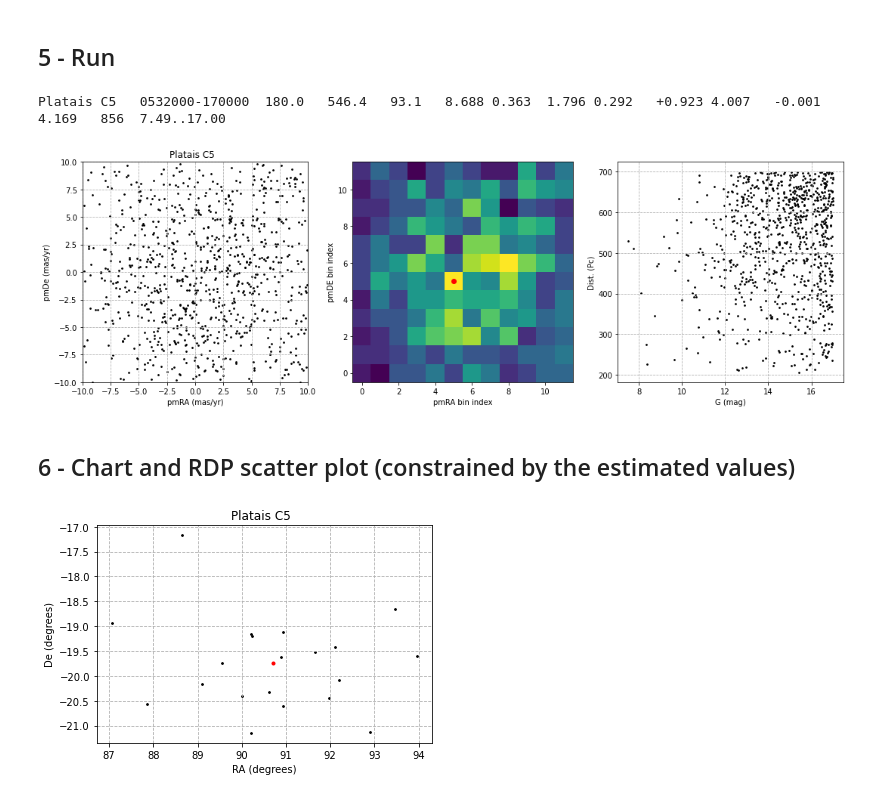
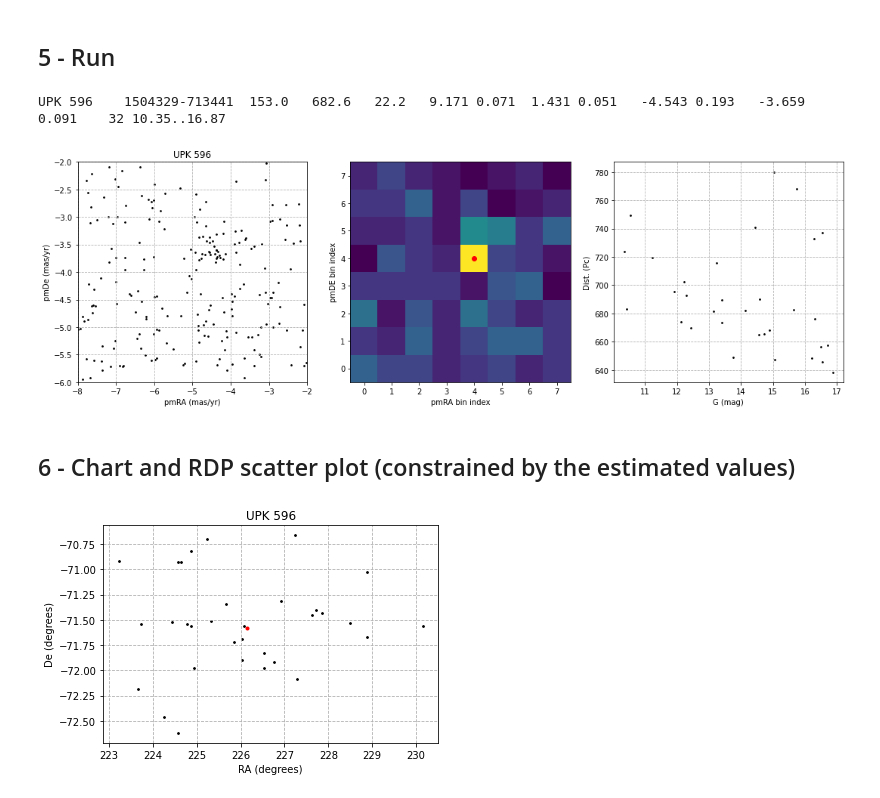
Before and after one commit to balessi/GaiaDR2clusters, a Jupyter notebook: code/Bailer-Jones.ipynb, the cells around one changed output. Saved outputs shown, nothing was run; the diff lists cells and outputs as text; code cells hidden in the pictures.

Commit message:
better chart

```diff
--- a/code/Bailer-Jones.ipynb
+++ b/code/Bailer-Jones.ipynb
@@ -157,7 +157,7 @@ def calc_vals(pm_constrained_data, dist_min, dist_max):
     pmde, e_pmde = np.median(pmde),  ap.median_absolute_deviation(pmde)
     gmin, gmax   = np.min(gmag),     np.max(gmag)
     n = len(dsts)
-    return (dist, e_dist, mod, e_mod, par, e_par, pmra, e_pmra, pmde, e_pmde, gmin, gmax, n)
+    return (final_constrained_data, dist, e_dist, mod, e_mod, par, e_par, pmra, e_pmra, pmde, e_pmde, gmin, gmax, n)
 
 def check_reality(par, epra, epde):
     """ see arXiv:1911.07075 """
@@ -167,7 +167,7 @@ def check_reality(par, epra, epde):
 
 def print_estimates(name, coords, dia, derived_vals):
     coo = coords.replace(' ','').replace('.','')
-    dst, e_dst, mod, e_mod, par, e_par, pra, e_pra, pde, e_pde, gmin, gmax, n = derived_vals
+    _, dst, e_dst, mod, e_mod, par, e_par, pra, e_pra, pde, e_pde, gmin, gmax, n = derived_vals
     #is_real = check_reality(par, e_pra, e_pde)
     diaf   = f'{dia:6.1f}'
     distf  = f'{dst:6.1f}'
@@ -204,7 +204,7 @@ def range_split(range):
     _min, _max = range.split('..')
     return float(_min), float(_max)
 
-def process(name, coords, diam, mag_range, pmra_range, pmde_range, dist_range, num_bins, limit):
+def pr(name, coords, diam, mag_range, pmra_range, pmde_range, dist_range, num_bins, limit):
     ra_deg, de_deg, rad_deg = coord_split(coords, diam)
     mag_min,  mag_max  = range_split(mag_range)
     pmra_min, pmra_max = range_split(pmra_range)
@@ -212,10 +212,10 @@ def process(name, coords, diam, mag_range, pmra_range, pmde_range, dist_range, n
     dist_min, dist_max = range_split(dist_range)
     df = query_data(ra_deg, de_deg, rad_deg, mag_min, mag_max, pmra_min, pmra_max, pmde_min, pmde_max, dist_min, dist_max)
     if df.empty:
-        print('[process()] - DataFrame is empty!')
+        print('pr(): DataFrame is empty!')
         return None
     if len(df.index) < 3:
-        print('[process()] - less than 3 stars!')
+        print('pr(): less than 3 stars!')
         return None
     pm_cons_data = plot_all(df, name, pmra_min, pmra_max, pmde_min, pmde_max, num_bins, limit)
     derived_vals = calc_vals(pm_cons_data, dist_min, dist_max)
@@ -225,16 +225,16 @@ def process(name, coords, diam, mag_range, pmra_range, pmde_range, dist_range, n
 # %% [markdown]
 ## 5 - Run
 # %%
-#process(name, coords, diam_arcm, mag_rng, pmra_rng, pmde_rng, dist_rng, num_bins, hist_pm_lim [use <=0 for unscontrained])
-#dd = process('Ale 62', '18 56 06.2 +21 35 49', 36.0, '0..19', '-10..10', '-10..10', '0..1000', 15, 1.5)
+#pr(name, coords, diam_arcm, mag_rng, pmra_rng, pmde_rng, dist_rng, num_bins, hist_pm_lim [use <=0 for unconstrained])
+#dd = pr('Ale 62', '18 56 06.2 +21 35 49', 36.0, '0..19', '-10..10', '-10..10', '0..1000', 15, 1.5)
 
-#dd = process('Eps Cap', '21 37 04.6 -19 27 57', 160.0, '0..18', '0..20', '-10..10', '220..340', 10, 3)
-#dd = process('Minni 330', '18 55 38 -29 59 24', 10.0, '0..18.5', '-10..10', '-10..10', '1000..20000', 15, 1.5)
+#dd = pr('Eps Cap', '21 37 04.6 -19 27 57', 160.0, '0..18', '0..20', '-10..10', '220..340', 10, 3)
+#dd = pr('Minni 330', '18 55 38 -29 59 24', 10.0, '0..18.5', '-10..10', '-10..10', '1000..20000', 15, 1.5)
 
-dd = process('Platais C5  ', '05 32 00.0 -17 00 00', 180, '0..17', '-10..10', '-10..10', '200..700', 12, 0)
+dd = pr('UPK 596', '15 04 32.9 -71 34 41', 153, '0..17', '-8..-2', '-6..-2', '400..800', 8, 0.5)
 # %% [output]
-Platais C5   0532000-170000  180.0   546.4   93.1   8.688 0.363  1.796 0.292   +0.923 4.007   -0.001 4.169   856  7.49..17.00
+UPK 596    1504329-713441  153.0   682.6   22.2   9.171 0.071  1.431 0.051   -4.543 0.193   -3.659 0.091    32 10.35..16.87
-[figure, old version]
+[figure, new version]
 # %% [markdown]
 ## 6 - Chart and RDP scatter plot (constrained by the estimated values)
 # %%
@@ -247,57 +247,21 @@ def plot_chart(data, ra_deg, de_deg, title):
     plt.scatter(xs, ys, s=3, color='black')
     plt.plot([ra_deg], [de_deg], marker='o', markersize=3, color="red")
 
-def plot_RDP(data, num_bins, title = None):
-    def ring_area(inner_rad, outer_rad):
-        return pi * (outer_rad**2 - inner_rad**2)
-    bins = data['_r'].value_counts(num_bins).sort_index()
-    #intervals = bins.index.to_tuples()
-    midpoints = [i.mid for i in bins.index]
-    counts = bins.values
-    zipped = tuple(zip(intervals, midpoints, counts))
-    densities = [count / ring_area(inner*60, outer*60) for ((inner, outer), midpoint, count) in zipped]
-    log_dens = [np.log10(dens) if dens > 0 else 0 for dens in densities]
-    plt.grid(True, linestyle='dashed')
-    plt.title(title)
-    plt.xlabel('Radius (degrees)')
-    plt.xticks([i for i,j in intervals], rotation='vertical')
-    plt.ylabel('Logarithm of Star Density (stars/arcmin^2)')
-    plt.scatter(midpoints, log_dens, s=6, color='black')
-
-def plot_chart_and_rdp(data, ra_deg, de_deg, num_bins, cl_name):
-    fig = plt.figure(figsize=(15,6))
-    plt.subplot(121)
-    plot_chart(data, ra_deg, de_deg, cl_name)
-    plt.subplot(122)
-    plot_RDP(data, num_bins, cl_name)
-    plt.tight_layout()
-
 def calc_rad(ra_center, de_center, row):
-    _ra = row['ra']
-    _de = row['dec']
+    _ra, _de = row['ra'], row['dec']
     cl_center = SkyCoord(ra=ra_center*units.degree, dec=de_center*units.degree, frame='icrs')
     st_coord  = SkyCoord(ra=_ra*units.degree, dec=_de*units.degree, frame='icrs')
     return cl_center.separation(st_coord).degree
 
-def do_step_6(cl_data, mul_rad, mul_dist, mul_pmra, mul_pmde, num_bins = 25):
+def do_step_6(cl_data):
     if cl_data:
-        cl_name, ra_deg, de_deg, rad_deg, derived_vals = cl_data
-        dst, e_dst, mod, e_mod, par, e_par, pra, e_pra, pde, e_pde, gmin, gmax, n = derived_vals
-        rad = mul_rad * rad_deg
-        pmra_min = pra - (mul_pmra * e_pra)
-        pmra_max = pra + (mul_pmra * e_pra)
-        pmde_min = pde - (mul_pmde * e_pde)
-        pmde_max = pde + (mul_pmde * e_pde)
-        dist_min = dst - (mul_dist * e_dst)
-        dist_max = dst + (mul_dist * e_dst)
-        df2 = query_data(ra_deg, de_deg, rad, gmin, gmax, pmra_min, pmra_max, pmde_min, pmde_max, dist_min, dist_max)
+        cl_name, ra_deg, de_deg, rad_deg, (df2, *_) = cl_data
         if df2.empty:
-            print('[do_step_6()] - DataFrame is empty!')
+            print('do_step_6(): DataFrame is empty!')
         else:
             df2['_r'] = df2.apply (lambda row: calc_rad(ra_deg, de_deg, row), axis=1)
-            #plot_chart_and_rdp(df2, ra_deg, de_deg, num_bins, cl_name)
             plot_chart(df2, ra_deg, de_deg, cl_name)
 
-do_step_6(dd, mul_rad =2.5, mul_dist = 3, mul_pmra = 2, mul_pmde = 2)
+do_step_6(dd)
 # %% [output]
-[figure, old version]
+[figure, new version]
```
